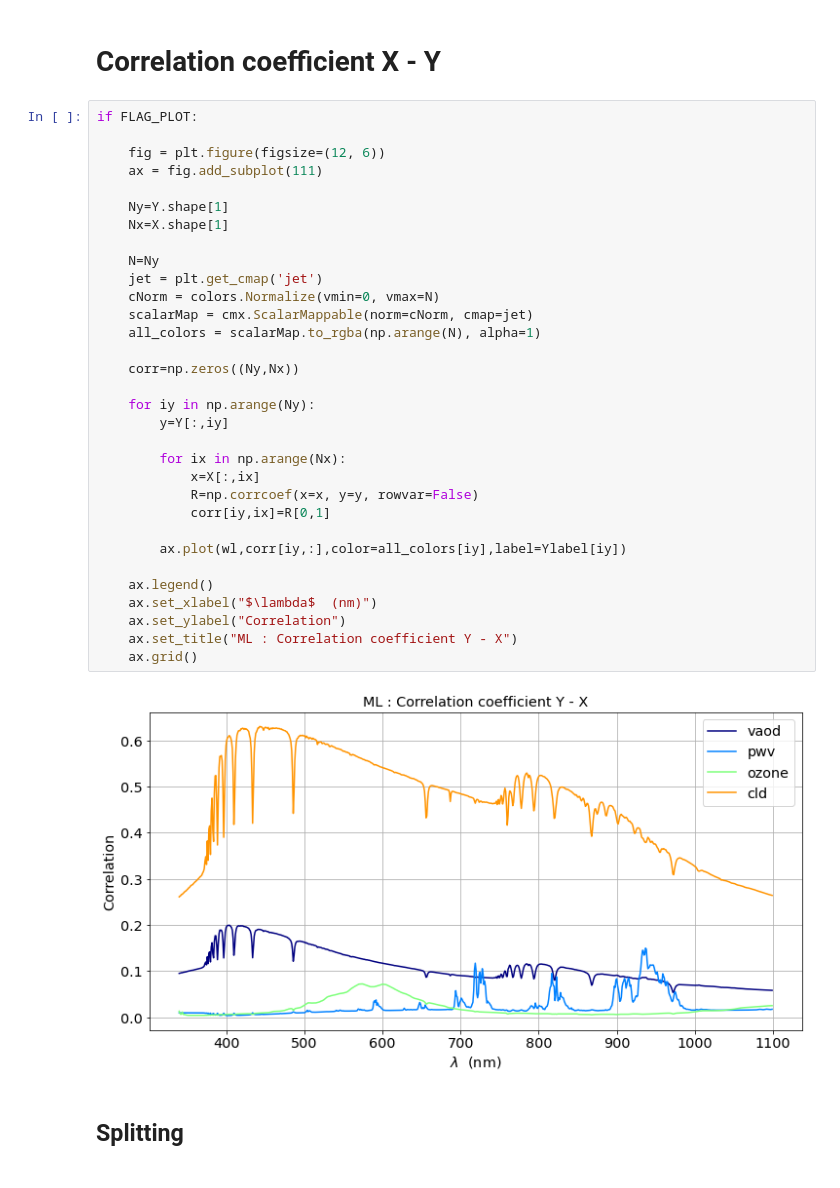
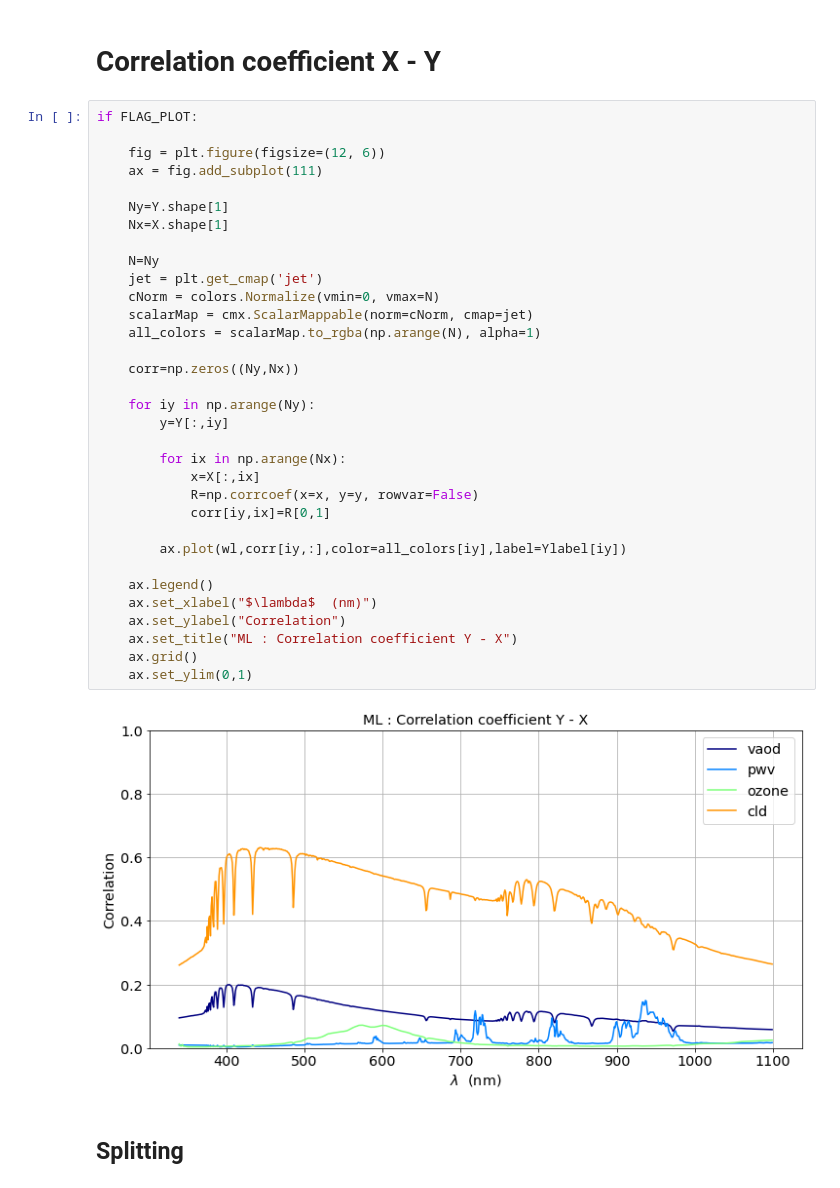
Before and after one commit to sylvielsstfr/PhotomCorrectAuxTel, a Jupyter notebook: analysis/MLfit_atm2/MLfit_atmlsst_cloud_varz.ipynb, the cells around one changed output. Saved outputs shown, nothing was run; the diff lists cells and outputs as text.

```diff
--- a/analysis/MLfit_atm2/MLfit_atmlsst_cloud_varz.ipynb
+++ b/analysis/MLfit_atm2/MLfit_atmlsst_cloud_varz.ipynb
@@ -1271,34 +1271,35 @@ if FLAG_PLOT:
     fig = plt.figure(figsize=(12, 6))
     ax = fig.add_subplot(111)
 
     Ny=Y.shape[1]
     Nx=X.shape[1]
 
     N=Ny
     jet = plt.get_cmap('jet')
     cNorm = colors.Normalize(vmin=0, vmax=N)
     scalarMap = cmx.ScalarMappable(norm=cNorm, cmap=jet)
     all_colors = scalarMap.to_rgba(np.arange(N), alpha=1)
 
     corr=np.zeros((Ny,Nx))
 
     for iy in np.arange(Ny):
         y=Y[:,iy]
 
         for ix in np.arange(Nx):
             x=X[:,ix]
             R=np.corrcoef(x=x, y=y, rowvar=False)
             corr[iy,ix]=R[0,1]
 
         ax.plot(wl,corr[iy,:],color=all_colors[iy],label=Ylabel[iy])
 
     ax.legend()
     ax.set_xlabel("$\lambda$  (nm)")
     ax.set_ylabel("Correlation")
     ax.set_title("ML : Correlation coefficient Y - X")
     ax.grid()
+    ax.set_ylim(0,1)
 # %% [output]
-[figure, old version]
+[figure, new version]
 # %% [markdown]
 ## Splitting
 # %%
```
Also changed, not shown: parts of 51 cells of this notebook.
